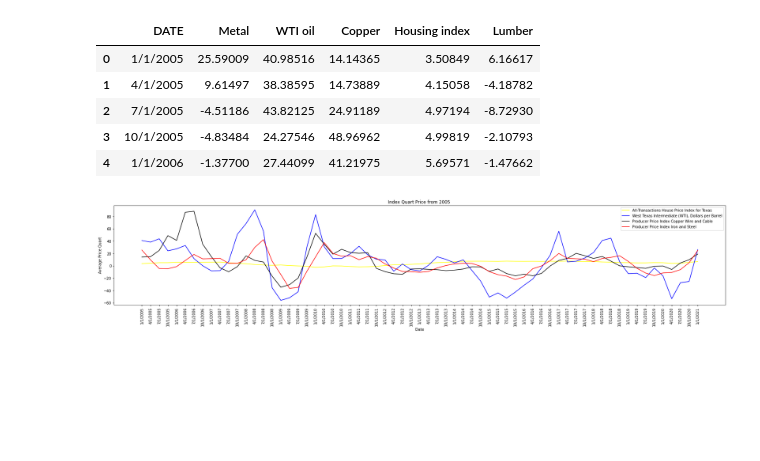
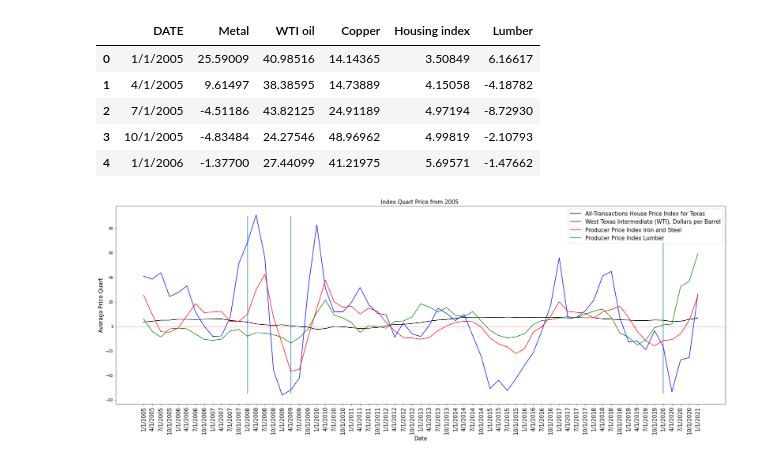
Before and after one commit to Fescamil1/Project_1_Housing_Market_Analysis, a Jupyter notebook: CommodityAnalysis.ipynb, the cells around one changed output. Saved outputs shown, nothing was run; the diff lists cells and outputs as text; code cells hidden in the pictures; blank space fills up the shorter version.

```diff
--- a/CommodityAnalysis.ipynb
+++ b/CommodityAnalysis.ipynb
@@ -96,19 +104,23 @@ comm_hou_new_df.head()
 | 3 | 10/1/2005 | -4.83484 | 24.27546 | 48.96962 | 4.99819 | -2.10793 |
 | 4 | 1/1/2006 | -1.37700 | 27.44099 | 41.21975 | 5.69571 | -1.47662 |
 # %%
-plt.figure(figsize=(30,5))
-plt.plot(comm_hou_new_df["DATE"],comm_hou_new_df["Housing index"], label="All-Transactions House Price Index for Texas",color= "yellow")
+plt.figure(figsize=(30,10))
+plt.plot(comm_hou_new_df["DATE"],comm_hou_new_df["Housing index"], label="All-Transactions House Price Index for Texas",color= "black")
 plt.plot(comm_hou_new_df["DATE"],comm_hou_new_df["WTI oil"],label='West Texas Intermediate (WTI), Dollars per Barrel',color= "blue")
-plt.plot(comm_hou_new_df["DATE"],comm_hou_new_df["Copper"], label="Producer Price Index Copper Wire and Cable",color= "black")
+#plt.plot(comm_hou_new_df["DATE"],comm_hou_new_df["Copper"], label="Producer Price Index Copper Wire and Cable",color= "yellow")
 plt.plot(comm_hou_new_df["DATE"],comm_hou_new_df["Metal"],label="Producer Price Index Iron and Steel", color= "red")
-# plt.plot(comm_hou_new_df["DATE"],comm_hou_new_df["Lumber"],label= "Producer Price Index Lumber", color= "green")
+plt.plot(comm_hou_new_df["DATE"],comm_hou_new_df["Lumber "],label= 'Producer Price Index Lumber', color= "green")
 
-plt.xticks(rotation="vertical")
-plt.title("Index Quart Price from 2005 ")
-plt.xlabel("Date")
-plt.ylabel("Average Price Quart")
-
-plt.legend(loc="best")
+plt.xticks(rotation="vertical",fontsize=15)
+plt.title("Index Quart Price from 2005 ",size=15)
+plt.xlabel("Date",size=15)
+plt.ylabel("Average Price Quart",size=15)
+plt.axhline(linewidth=1, color='r')
+plt.legend(loc="best",fontsize=15)
+plt.vlines(comm_hou_df.DATE.loc[comm_hou_df.DATE=="1/1/2008"],-55,90)
+plt.vlines(comm_hou_df.DATE.loc[comm_hou_df.DATE=="4/1/2009"],-55,90)
+plt.vlines(comm_hou_df.DATE.loc[comm_hou_df.DATE=="1/1/2020"],-55,90)
+plt.savefig("commodity_per_colleactive.png",transparent=True)
 plt.show()
 # %% [output]
-[figure, old version]
+[figure, new version]
```
Also changed, not shown: parts of 5 cells of this notebook, 6 other files.
